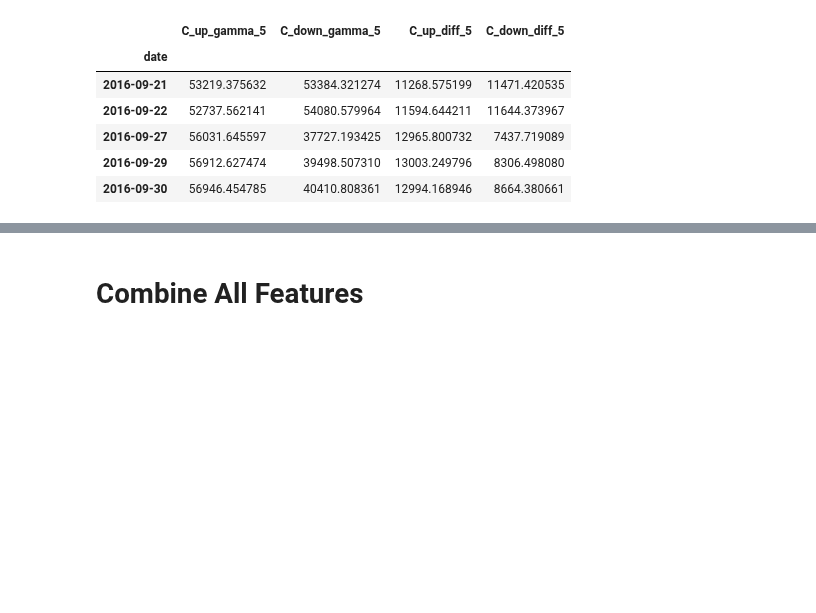
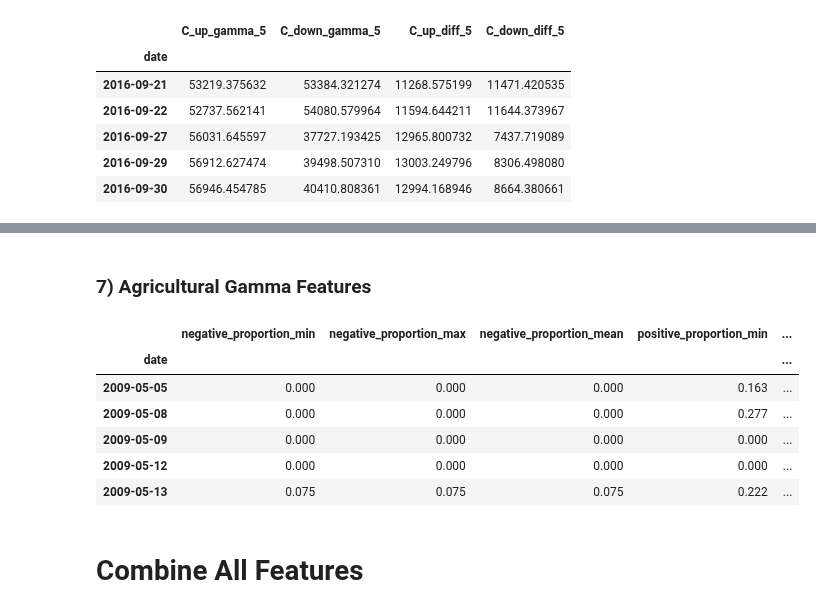
Before and after one commit to QuantCS109/TrumpTweets, a Jupyter notebook: notebooks_features/combined_features.ipynb, the cells around one changed output, grey strips where cells are left out. Saved outputs shown, nothing was run; the diff lists cells and outputs as text; code cells hidden in the pictures; blank space fills up the shorter version.

```diff
--- a/notebooks_features/combined_features.ipynb
+++ b/notebooks_features/combined_features.ipynb
@@ -157,3 +160,17 @@ soybeans_gamma.head()
+# %% [markdown]
+### 7) Agricultural Gamma Features
+# %%
+sentiment_features = pd.read_csv("../data/features/daily_sentiment.csv")
+sentiment_features = sentiment_features.set_index('date')
+sentiment_features.head()
+# %% [output]
+|  | negative_proportion_min | negative_proportion_max | negative_proportion_mean | positive_proportion_min | ... |
+| date |  |  |  |  | ... |
+| 2009-05-05 | 0.000 | 0.000 | 0.000 | 0.163 | ... |
+| 2009-05-08 | 0.000 | 0.000 | 0.000 | 0.277 | ... |
+| 2009-05-09 | 0.000 | 0.000 | 0.000 | 0.000 | ... |
+| 2009-05-12 | 0.000 | 0.000 | 0.000 | 0.000 | ... |
+| 2009-05-13 | 0.075 | 0.075 | 0.075 | 0.222 | ... |
 # %% [markdown]
 # Combine All Features
 # %%
```
Also changed, not shown: parts of 16 cells of this notebook, 12 other files.
